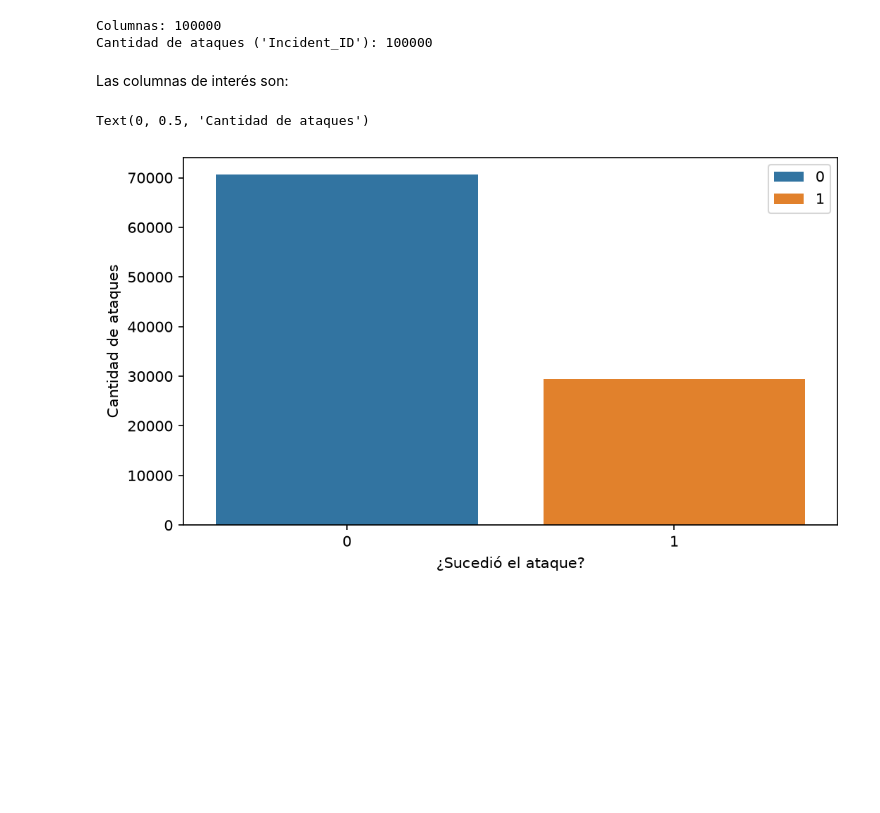
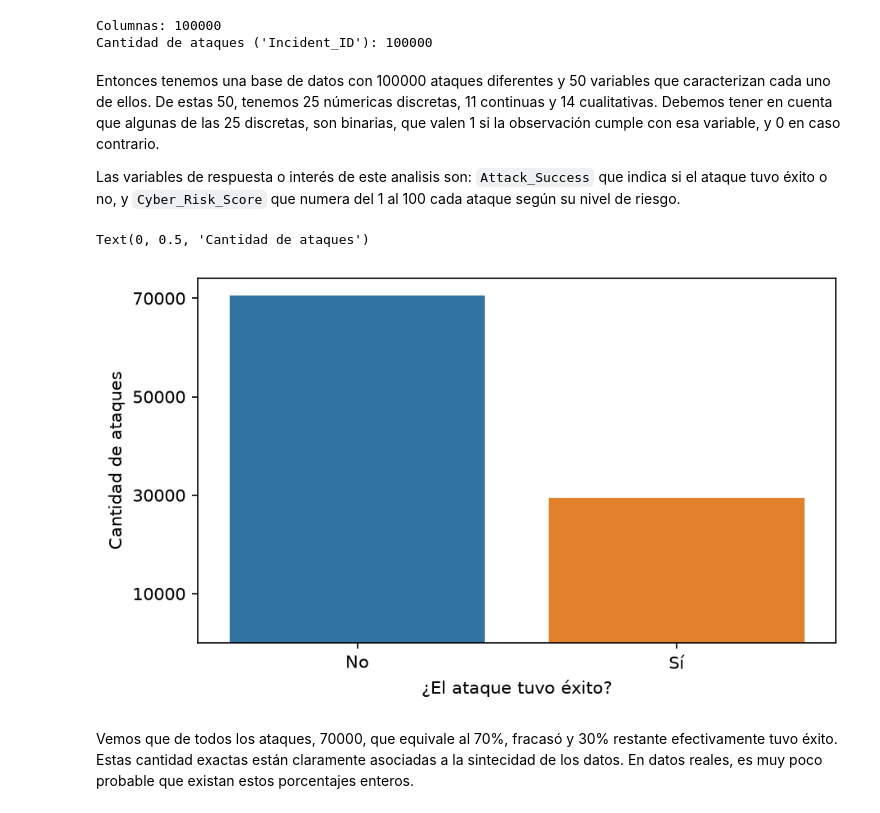
Before and after one commit to franconicolas38/proyecto-final-pycd, a Jupyter notebook: codigo_trabajo_final.ipynb, the cells around one changed output. Cells and saved outputs as stored; diff of their text form; code cells hidden in the pictures; blank space fills up the shorter version.

Commit message:
distribucion variables de interes

```diff
--- a/codigo_trabajo_final.ipynb
+++ b/codigo_trabajo_final.ipynb
@@ -56,14 +56,19 @@ print("Cantidad de ataques ('Incident_ID'):", df["Incident_ID"].nunique())
 Columnas: 100000
 Cantidad de ataques ('Incident_ID'): 100000
 # %% [markdown]
-Las columnas de interés son:
+Entonces tenemos una base de datos con 100000 ataques diferentes y 50 variables que caracterizan cada uno de ellos. De estas 50, tenemos 25 númericas discretas, 11 continuas y 14 cualitativas. Debemos tener en cuenta que algunas de las 25 discretas, son binarias, que valen 1 si la observación cumple con esa variable, y 0 en caso contrario.
+
+Las variables de respuesta o interés de este analisis son: `Attack_Success` que indica si el ataque tuvo éxito o no, y `Cyber_Risk_Score` que numera del 1 al 100 cada ataque según su nivel de riesgo.
 # %%
-fig, ax = plt.subplots(figsize=(7, 4), layout="constrained")
-sns.countplot(data = df, x = "Attack_Success", hue = "Attack_Success")
+fig, ax = plt.subplots(figsize=(6, 3.5), layout="constrained")
+sns.countplot(data = df, x = "Attack_Success", hue = "Attack_Success", ax=ax)
 ax.legend().remove()
 ax.set_xticklabels(["No", "Sí"])
-ax.set_xlabel("¿Sucedió el ataque?")
+ax.set_yticks([10000,30000,50000,70000])
+ax.set_xlabel("¿El ataque tuvo éxito?")
 ax.set_ylabel("Cantidad de ataques")
 # %% [output]
 Text(0, 0.5, 'Cantidad de ataques')
-[figure, old version]
+[figure, new version]
+# %% [markdown]
+Vemos que de todos los ataques, 70000, que equivale al 70%, fracasó y 30% restante efectivamente tuvo éxito. Estas cantidad exactas están claramente asociadas a la sintecidad de los datos. En datos reales, es muy poco probable que existan estos porcentajes enteros.
```
Also changed, not shown: parts of 4 cells of this notebook.
